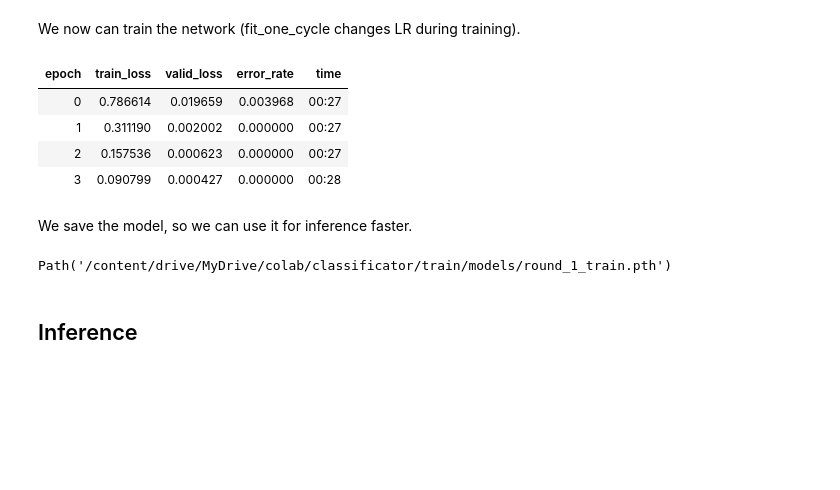
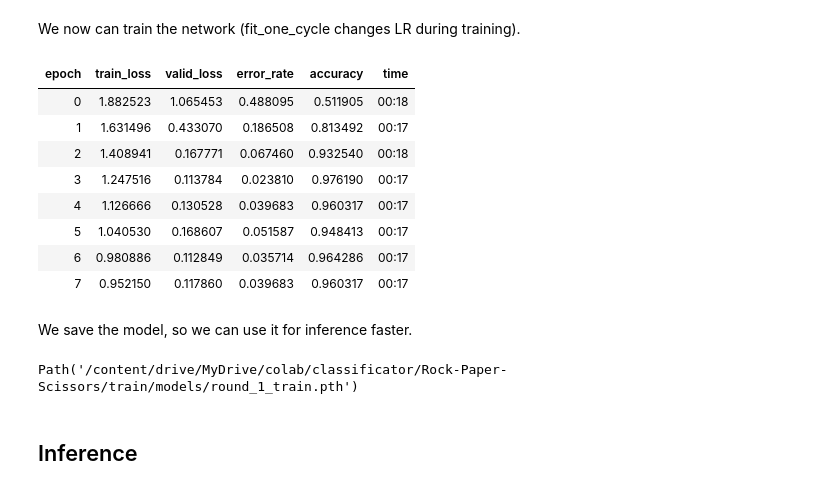
Before and after one commit to JordiLazo/data_mining_103089, a Jupyter notebook: activity_03/ImageRecognition-HANDS.ipynb, the cells around one changed output. Saved outputs shown, nothing was run; the diff lists cells and outputs as text; code cells hidden in the pictures; blank space fills up the shorter version.

```diff
--- a/activity_03/ImageRecognition-HANDS.ipynb
+++ b/activity_03/ImageRecognition-HANDS.ipynb
@@ -65,9 +63,9 @@ If they are loaded from another directory, change the path
 # %%
 drive.mount('/content/drive')
 
-test = "/content/drive/MyDrive/colab/classificator/test/"
-train = "/content/drive/MyDrive/colab/classificator/train/"
-validation = "/content/drive/MyDrive/colab/classificator/validation/"
+test = "/content/drive/MyDrive/colab/classificator/Rock-Paper-Scissors/test/"
+train = "/content/drive/MyDrive/colab/classificator/Rock-Paper-Scissors/train/"
+validation = "/content/drive/MyDrive/colab/classificator/Rock-Paper-Scissors/validation/"
 # %% [output]
 Drive already mounted at /content/drive; to attempt to forcibly remount, call drive.mount("/content/drive", force_remount=True).
 # %% [markdown]
@@ -98,12 +106,30 @@ However there are some rock filenames that have another pattern:
 # %% [markdown]
 This will allow us to assign labels to the images based on the filename, and use a regular expression (regex) to do that (as fastai provides with a method to apply a regex to filenames to get labels).
 # %%
-pattern = r'(rock|scissors|paper)[\dck-]+\d+\.png'
+pattern_train = r'(rock|scissors|paper)[\dck-]+\d+\.png'
+pattern_validation = r'(rock|scissors|paper)[\w-]*.png'
 # %% [markdown]
 We now create the dataloader from our dataset, resizing images to 460px first, and then to 224px for training (to fit more and better on the GPU).
 # %%
-data_train = ImageDataLoaders.from_name_re(
-    train, files_names_train, pattern,item_tfms=Resize(460), batch_tfms=aug_transforms(size=224) )
+data_train = ImageDataLoaders.from_name_re(train,
+                                           files_names_train,
+                                           pattern_train,
+                                           item_tfms=Resize(300),
+                                           batch_tfms=aug_transforms(size=100,
+                                                                     max_zoom=1.1,
+                                                                     max_rotate=180,
+                                                                     batch=False,
+                                                                     align_corners=False,
+                                                                     p_lighting=0.99,
+                                                                     max_warp=0.99,
+                                                                     max_lighting=0.99,
+                                                                     flip_vert=True),
+                                           shuffle=True,
+                                           lr=0.001,
+                                           pretrained=False,
+                                           weights=None,
+                                           splitter=default_split,
+                                           valid_pct=0.1)
 # %% [markdown]
 Visualize a batch of data from the dataset
 # %%
@@ -116,7 +142,7 @@ data_train.show_batch()
 # %% [markdown]
 We create our neuralnetwork, starting with RESNET34.
 # %%
-learn = vision_learner(data_train, resnet34, metrics=error_rate)
+learn = vision_learner(data_train,resnet34, metrics=[error_rate,accuracy])
 # %% [markdown]
 We find the learning rate.
 # %%
@@ -128,19 +154,23 @@ SuggestedLRs(valley=0.0020892962347716093)
 # %% [markdown]
 We now can train the network (fit_one_cycle changes LR during training).
 # %%
-learn.fit_one_cycle(4)
+learn.fit_one_cycle(8)
 # %% [output]
-| epoch | train_loss | valid_loss | error_rate | time |
-| 0 | 0.786614 | 0.019659 | 0.003968 | 00:27 |
-| 1 | 0.311190 | 0.002002 | 0.000000 | 00:27 |
-| 2 | 0.157536 | 0.000623 | 0.000000 | 00:27 |
-| 3 | 0.090799 | 0.000427 | 0.000000 | 00:28 |
+| epoch | train_loss | valid_loss | error_rate | accuracy | time |
+| 0 | 1.882523 | 1.065453 | 0.488095 | 0.511905 | 00:18 |
+| 1 | 1.631496 | 0.433070 | 0.186508 | 0.813492 | 00:17 |
+| 2 | 1.408941 | 0.167771 | 0.067460 | 0.932540 | 00:18 |
+| 3 | 1.247516 | 0.113784 | 0.023810 | 0.976190 | 00:17 |
+| 4 | 1.126666 | 0.130528 | 0.039683 | 0.960317 | 00:17 |
+| 5 | 1.040530 | 0.168607 | 0.051587 | 0.948413 | 00:17 |
+| 6 | 0.980886 | 0.112849 | 0.035714 | 0.964286 | 00:17 |
+| 7 | 0.952150 | 0.117860 | 0.039683 | 0.960317 | 00:17 |
 # %% [markdown]
 We save the model, so we can use it for inference faster.
 # %%
 learn.save('round_1_train')
 # %% [output]
-Path('/content/drive/MyDrive/colab/classificator/train/models/round_1_train.pth')
+Path('/content/drive/MyDrive/colab/classificator/Rock-Paper-Scissors/train/models/round_1_train.pth')
 # %% [markdown]
 <a name="inference"></a>
 ## Inference
```
Also changed, not shown: parts of 16 cells of this notebook.
